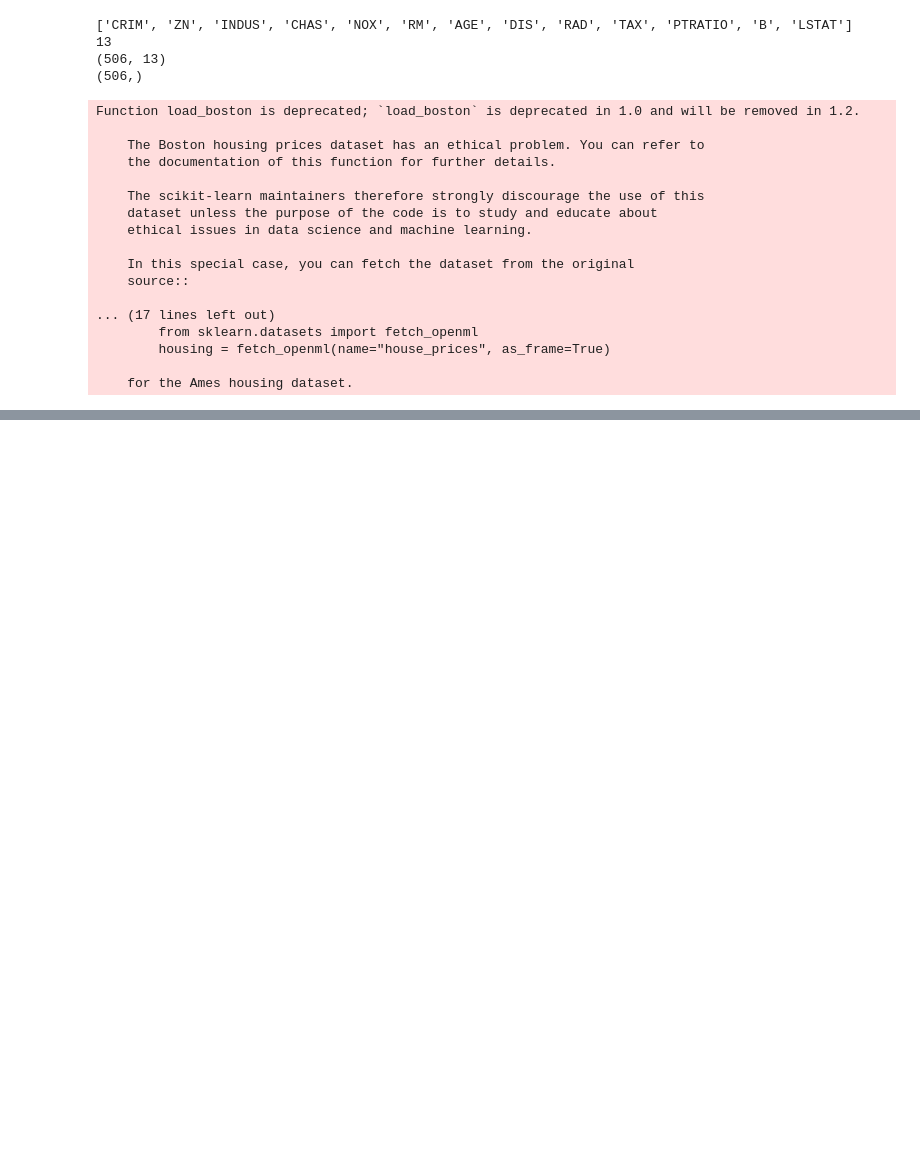
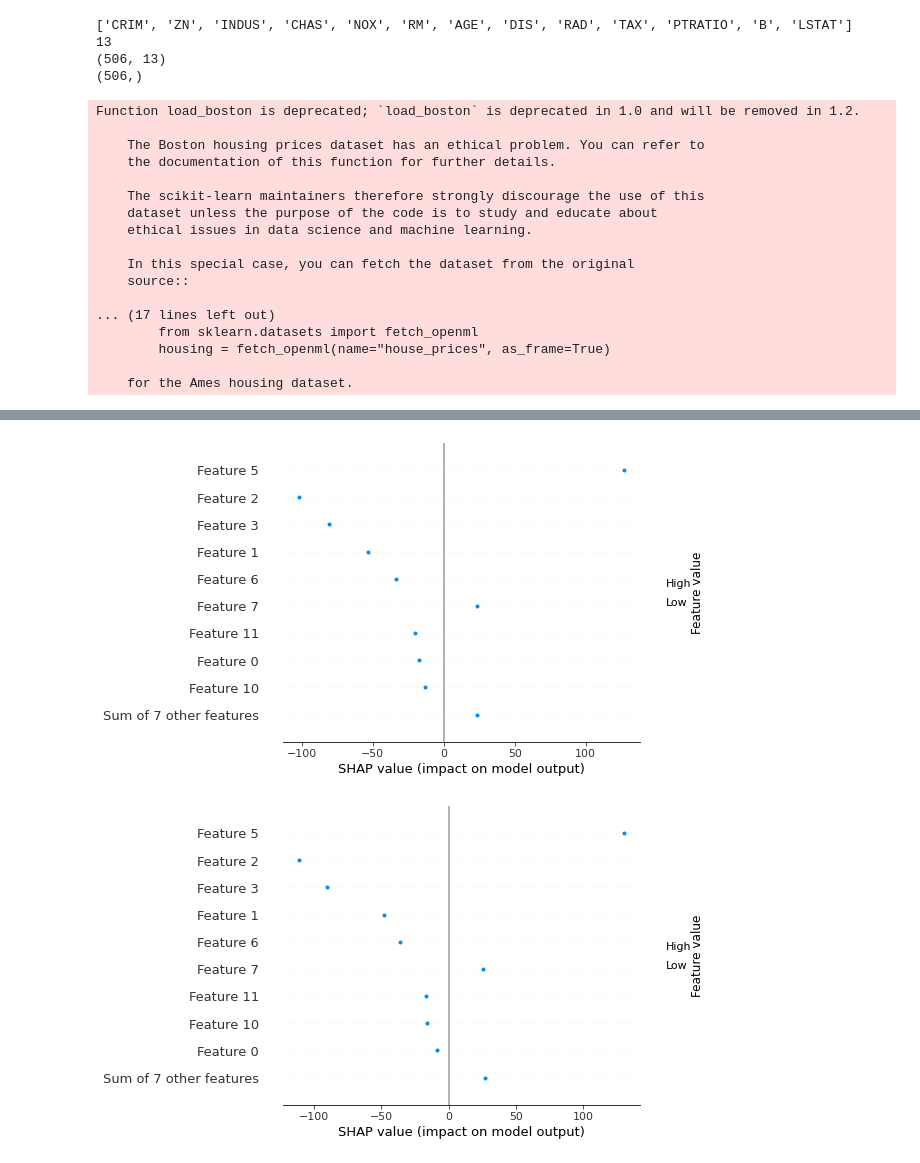
Before and after one commit to jarso/shap, a Jupyter notebook: notebooks/api_examples/simple benchmark.ipynb, the cells around one changed output, grey strips where cells are left out. Saved outputs shown, nothing was run; the diff lists cells and outputs as text; code cells hidden in the pictures; blank space fills up the shorter version.

```diff
--- a/notebooks/api_examples/simple benchmark.ipynb
+++ b/notebooks/api_examples/simple benchmark.ipynb
@@ -240,3 +271,9 @@ array([[6.7240e-02, 0.0000e+00, 3.2400e+00, 0.0000e+00, 4.6000e-01,
+# %%
+shap.plots.beeswarm(a[0][1])
+shap.plots.beeswarm(a[1][1])
+# %% [output]
+[figure, added]
+[figure, added]
 # %%
 # # dry run to get all the code warmed up for valid runtime measurements
 # for name, exp in explainers:
```
Also changed, not shown: parts of 19 cells of this notebook, 1 other file.
